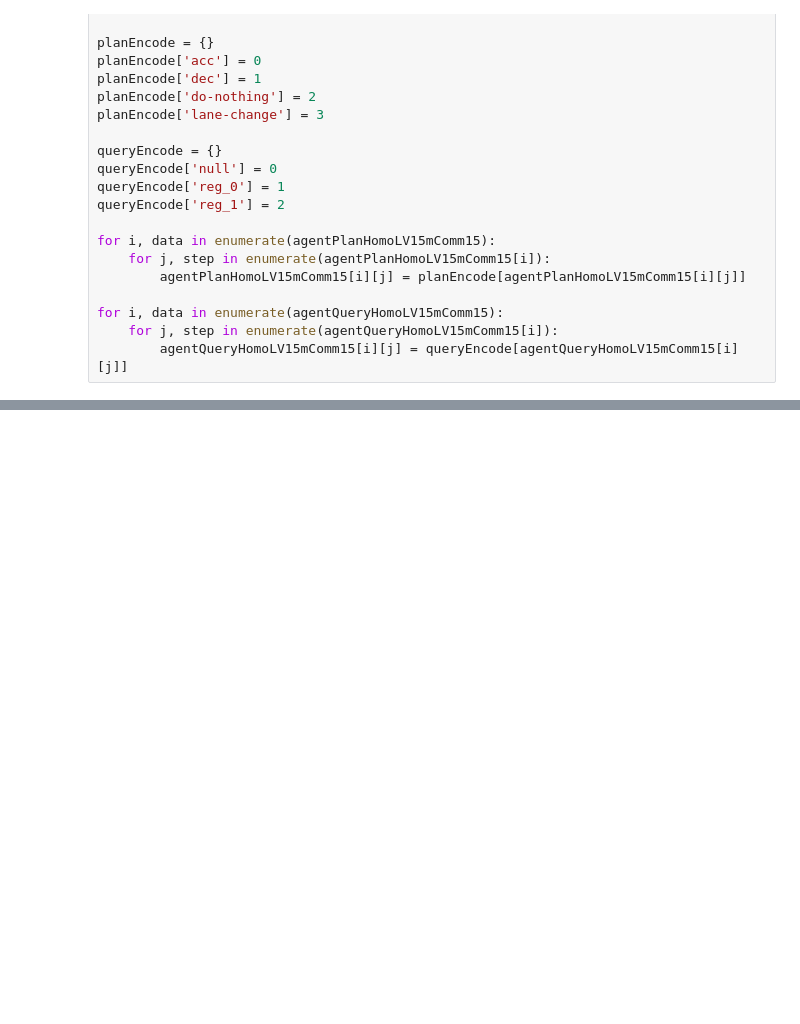
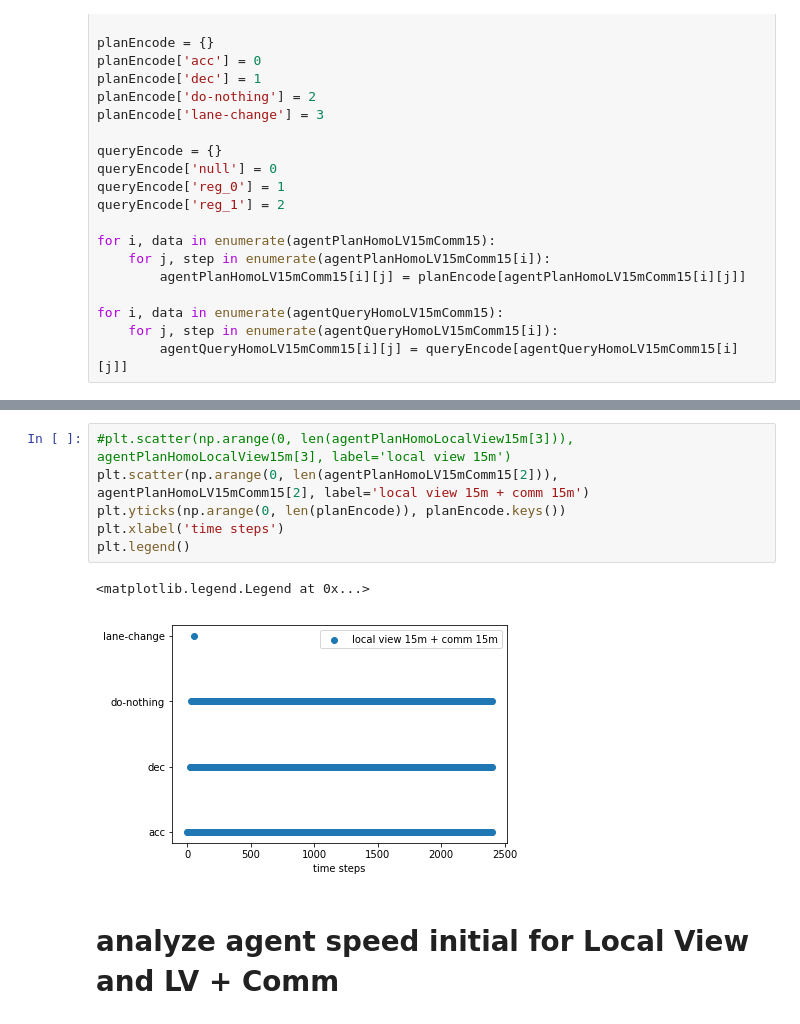
Before and after one commit to mynkpl1998/upgraded-octo-lamp, a Jupyter notebook: extras/analysis/Homogeneous Analysis.ipynb, the cells around one changed output, grey strips where cells are left out. Saved outputs shown, nothing was run; the diff lists cells and outputs as text; blank space fills up the shorter version.

```diff
--- a/extras/analysis/Homogeneous Analysis.ipynb
+++ b/extras/analysis/Homogeneous Analysis.ipynb
@@ -203,0 +264,11 @@ for p in agentPlanHomoLV15mComm15:
+# %%
+#plt.scatter(np.arange(0, len(agentPlanHomoLocalView15m[3])), agentPlanHomoLocalView15m[3], label='local view 15m')
+plt.scatter(np.arange(0, len(agentPlanHomoLV15mComm15[2])), agentPlanHomoLV15mComm15[2], label='local view 15m + comm 15m')
+plt.yticks(np.arange(0, len(planEncode)), planEncode.keys())
+plt.xlabel('time steps')
+plt.legend()
+# %% [output]
+<matplotlib.legend.Legend at 0x...>
+[figure, added]
+# %% [markdown]
+# analyze agent speed initial for Local View and LV + Comm
```
Also changed, not shown: parts of 52 cells of this notebook, 4 other files.
